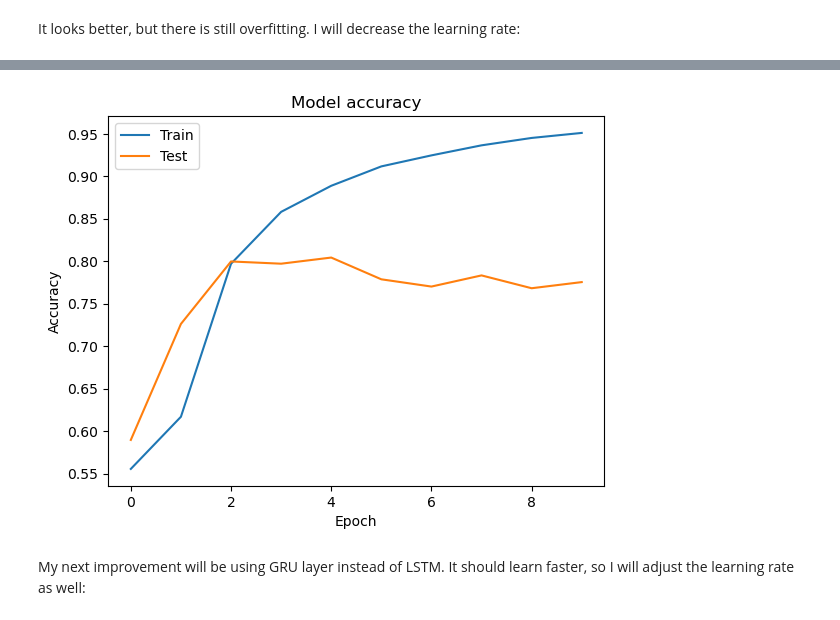
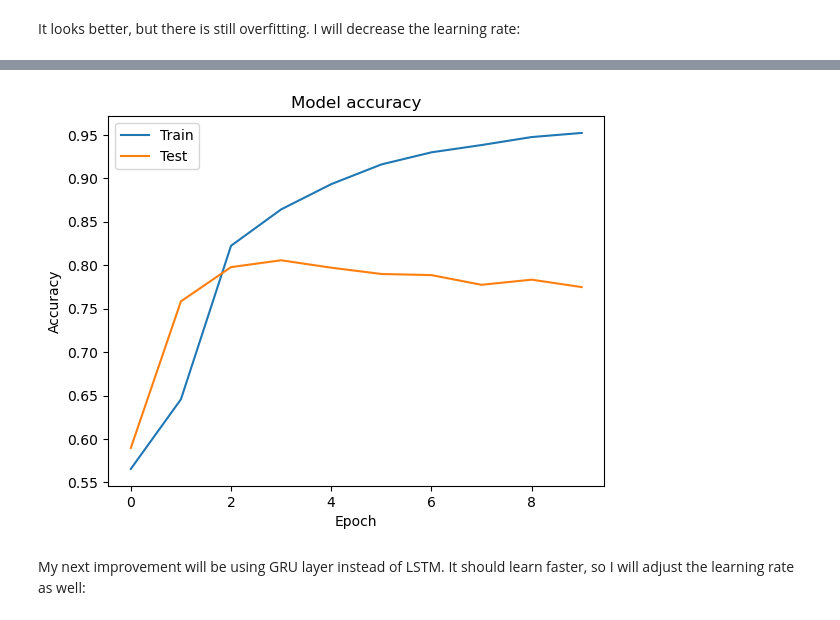
Before and after one commit to alexber2024/rnn, a Jupyter notebook: project.ipynb, the cells around one changed output, grey strips where cells are left out. Drawn from its saved outputs; the diff is of its cells as text; code cells hidden in the pictures.

```diff
--- a/project.ipynb
+++ b/project.ipynb
@@ -317,7 +316,6 @@ It looks better, but there is still overfitting. I will decrease the learning ra
 model = Sequential([
     Embedding(input_dim=vocab_size, output_dim=64),
     LSTM(32),
-    Dropout(0.3),
     Dense(1, activation='sigmoid')
 ])
 
@@ -351,4 +349,4 @@ Epoch 10/10
-[figure, old version]
+[figure, new version]
 # %% [markdown]
 My next improvement will be using GRU layer instead of LSTM. It should learn faster, so I will adjust the learning rate as well:
 # %%
```
Also changed, not shown: parts of 22 cells of this notebook.
